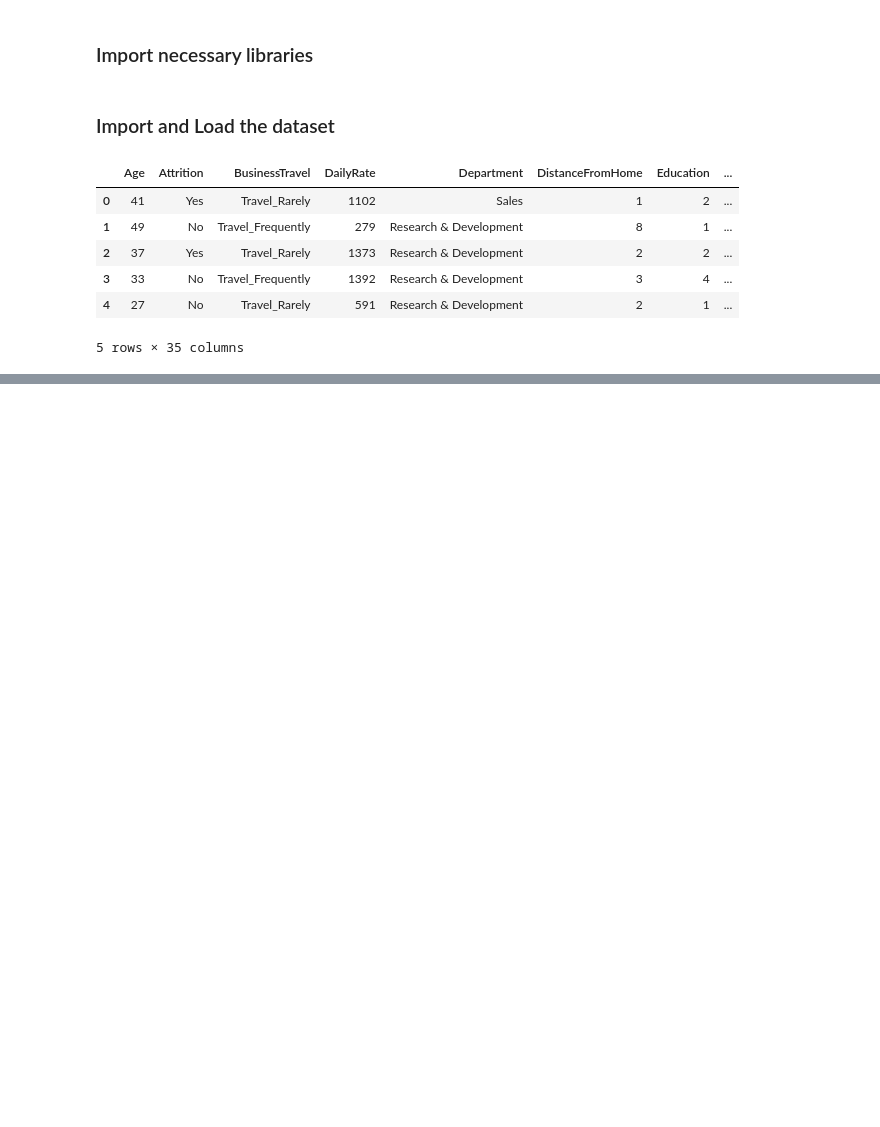
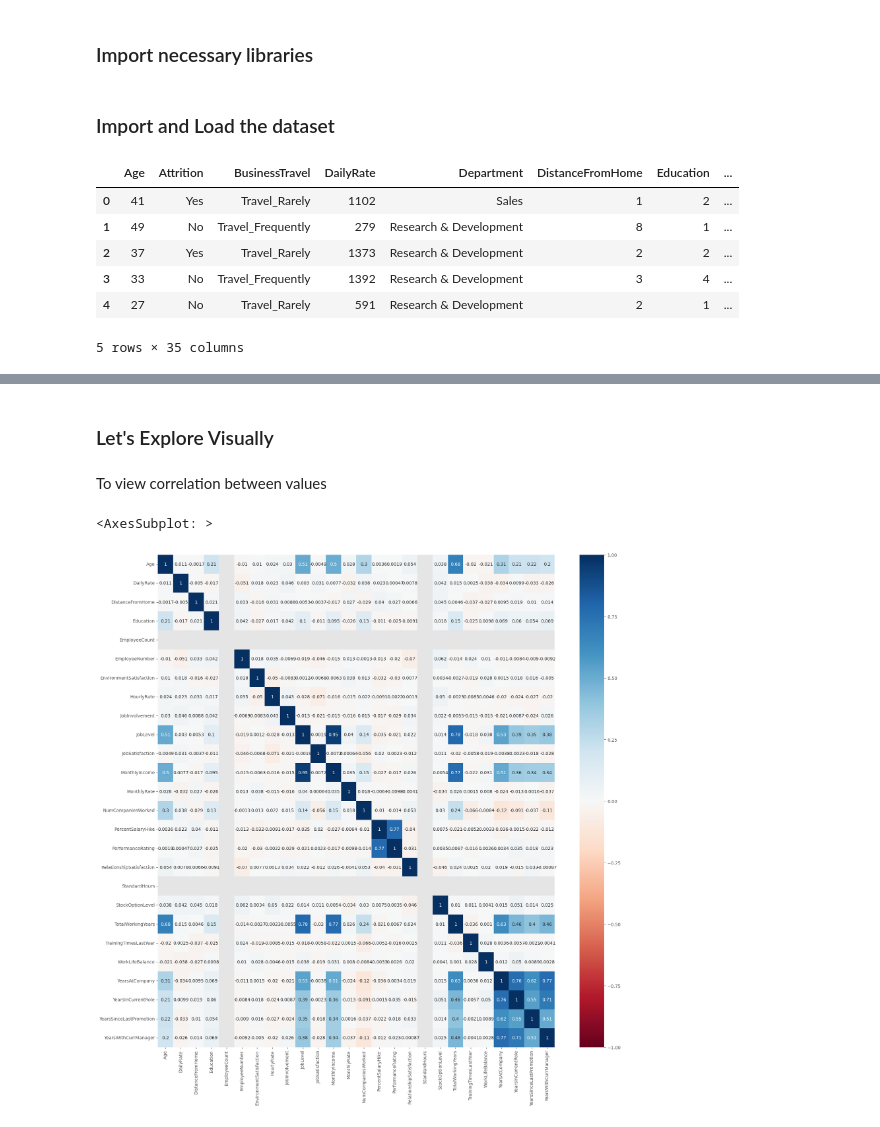
Before and after one commit to Imokut/SVM, a Jupyter notebook: main.ipynb, the cells around one changed output, grey strips where cells are left out. Cells and saved outputs as stored; diff of their text form; code cells hidden in the pictures; blank space fills up the shorter version.

```diff
--- a/main.ipynb
+++ b/main.ipynb
@@ -145,3 +102,6 @@ import seaborn as sns
+# %%
+%matplotlib inline
+plt.style.use('ggplot')
 # %% [markdown]
 ### Import and Load the dataset
 # %%
@@ -159,0 +189,10 @@ Other questions should follow here
+# %% [markdown]
+### Let's Explore Visually
+# %% [markdown]
+To view correlation between values
+# %%
+plt.figure(figsize=(20, 20))
+sns.heatmap(df.corr(), vmax=1, vmin=-1, cmap='RdBu', annot=True)
+# %% [output]
+<AxesSubplot: >
+[figure, added]
```
Also changed, not shown: parts of 70 cells of this notebook.
